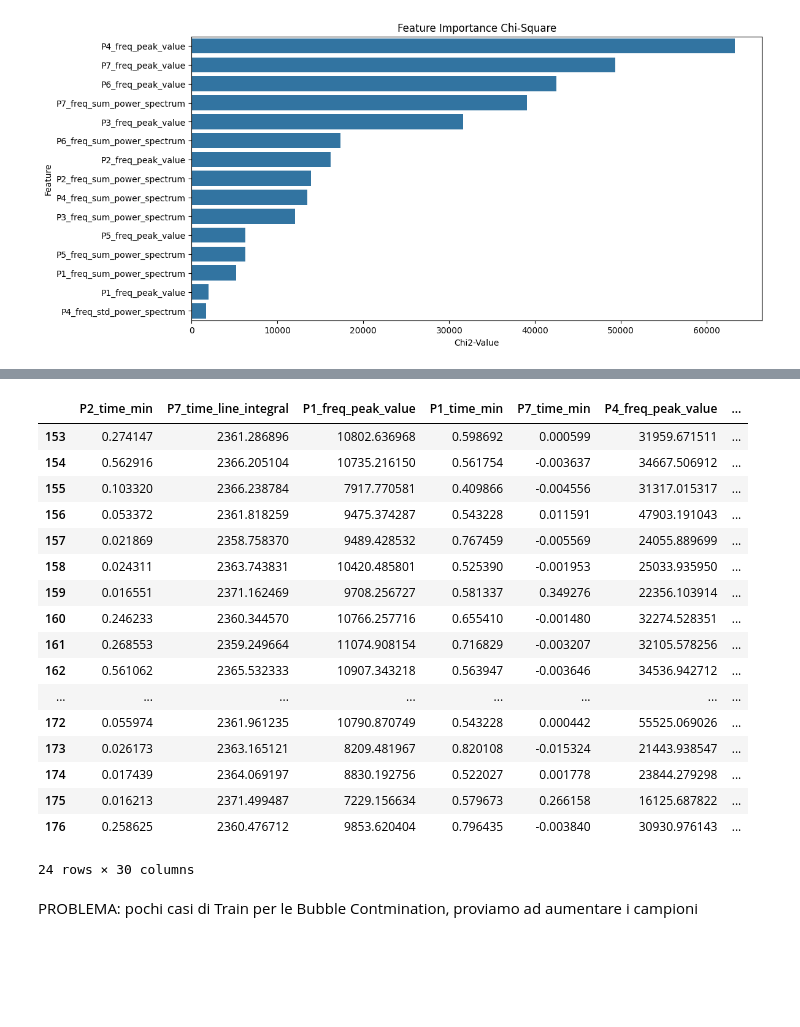
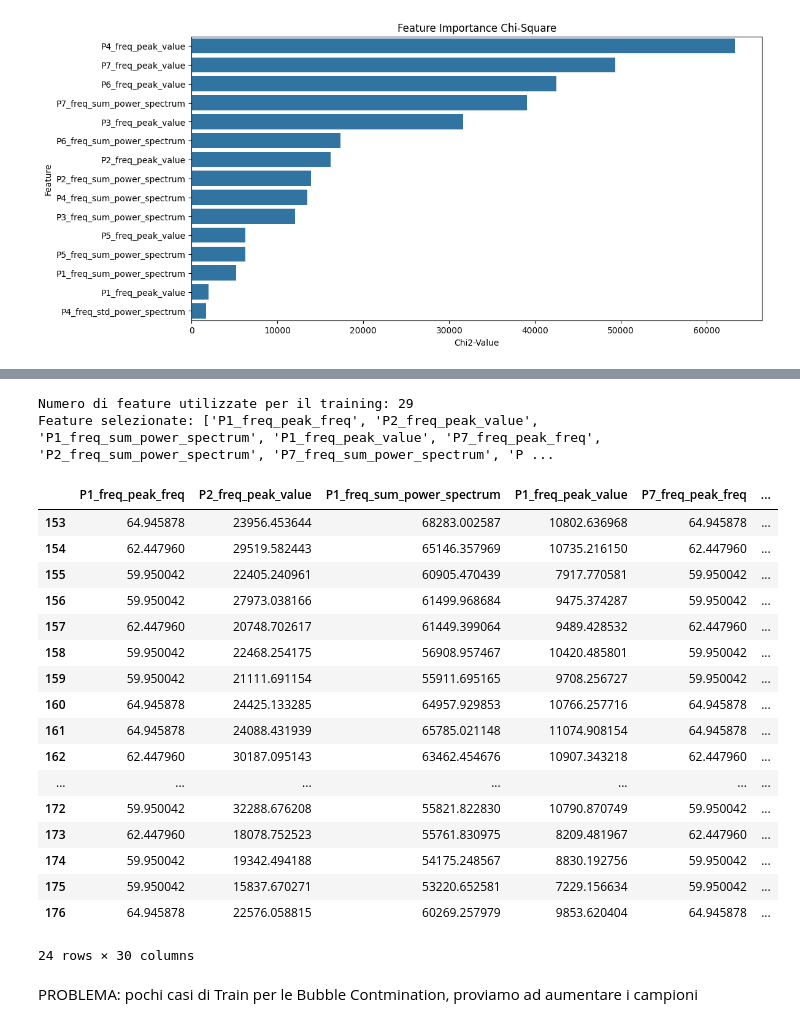
Before and after one commit to enricopierga/C2_PHM_AsiaPacific_2023, a Jupyter notebook: task3/task3.ipynb, the cells around one changed output, grey strips where cells are left out. Drawn from its saved outputs; the diff is of its cells as text; code cells hidden in the pictures; blank space fills up the shorter version.

```diff
--- a/task3/task3.ipynb
+++ b/task3/task3.ipynb
@@ -0,0 +1,9 @@
+# %%
+import os
+import pandas as pd
+
+path_dataframes = os.path.join("..", "dataset", "dataframes")
+file_path = os.path.join(path_dataframes, "train_data_labeled.pkl")
+df_train_task3_labeled= pd.read_pickle(file_path)
+
+df_train_task3_labeled
@@ -0,0 +24,26 @@
+# %%
+# Filtrare solo le righe in cui Condition è 'Anomaly'
+df_train_task3_anomaly = df_train_task3_labeled[df_train_task3_labeled['Condition'] == 'Anomaly'].copy()
+print(df_train_task3_anomaly.shape)
+
+# Dizionario per mappare i sensori sulle classi numeriche
+column_to_number = {'BP1': 1, 'BP2': 2, 'BP3': 3, 'BP4': 4, 'BP5': 5, 'BP6': 6, 'BP7': 7, 'BV1': 8}
+
+# Creazione della colonna target
+df_train_task3_anomaly['anomaly_location'] = 0
+
+# Popolamento della colonna target
+for index, row in df_train_task3_anomaly.iterrows():
+    for col in column_to_number.keys():
+        if row[col] == 'Yes':  # Se il sensore rileva un'anomalia
+            df_train_task3_anomaly.at[index, 'anomaly_location'] = column_to_number[col]
+            break  # Assegna la prima anomalia trovata e interrompi il ciclo
+
+# Suddivisione del dataset in base agli intervalli temporali (0-400 ms, 400-800 ms, 800-1200 ms)
+df_phase1 = df_train_task3_anomaly[(df_train_task3_anomaly["TIME"] >= 0) & (df_train_task3_anomaly["TIME"] < 0.4)]
+df_phase2 = df_train_task3_anomaly[(df_train_task3_anomaly["TIME"] >= 0.4) & (df_train_task3_anomaly["TIME"] < 0.8)]
+df_phase3 = df_train_task3_anomaly[(df_train_task3_anomaly["TIME"] >= 0.8) & (df_train_task3_anomaly["TIME"] <= 1.2)]
+
+# Concatenare le tre fasi per triplicare il dataset
+df_augmented_time = pd.concat([df_phase1, df_phase2, df_phase3], axis=0).reset_index(drop=True)
+print(df_augmented_time)
@@ -118,33 +189,42 @@ plt.show()
 # %%
 # Unire le feature più importanti di ANOVA e Chi2
 top_features_anova = anova_results[:15]['Feature'].tolist()
 top_features_chi2 = chi2_results[:15]['Feature'].tolist()
 
 # Creare una lista unica delle feature selezionate
 selected_features = list(set(top_features_anova + top_features_chi2))
 
+# Numero di feature utilizzate per l'addestramento
+num_features = len(selected_features)
+print(f"Numero di feature utilizzate per il training: {num_features}")
+
+# Visualizzare le feature selezionate
+print("Feature selezionate:", selected_features)
+
 # Creare il dataset con le feature selezionate
 df_selected = df_train_task3_aggregated[selected_features + ['anomaly_location']]
 df_selected
 # %% [output]
+Numero di feature utilizzate per il training: 29
+Feature selezionate: ['P1_freq_peak_freq', 'P2_freq_peak_value', 'P1_freq_sum_power_spectrum', 'P1_freq_peak_value', 'P7_freq_peak_freq', 'P2_freq_sum_power_spectrum', 'P7_freq_sum_power_spectrum', 'P ...
-|  | P2_time_min | P7_time_line_integral | P1_freq_peak_value | P1_time_min | P7_time_min | P4_freq_peak_value | ... |
-| 153 | 0.274147 | 2361.286896 | 10802.636968 | 0.598692 | 0.000599 | 31959.671511 | ... |
-| 154 | 0.562916 | 2366.205104 | 10735.216150 | 0.561754 | -0.003637 | 34667.506912 | ... |
-| 155 | 0.103320 | 2366.238784 | 7917.770581 | 0.409866 | -0.004556 | 31317.015317 | ... |
-| 156 | 0.053372 | 2361.818259 | 9475.374287 | 0.543228 | 0.011591 | 47903.191043 | ... |
-| 157 | 0.021869 | 2358.758370 | 9489.428532 | 0.767459 | -0.005569 | 24055.889699 | ... |
-| 158 | 0.024311 | 2363.743831 | 10420.485801 | 0.525390 | -0.001953 | 25033.935950 | ... |
-| 159 | 0.016551 | 2371.162469 | 9708.256727 | 0.581337 | 0.349276 | 22356.103914 | ... |
-| 160 | 0.246233 | 2360.344570 | 10766.257716 | 0.655410 | -0.001480 | 32274.528351 | ... |
-| 161 | 0.268553 | 2359.249664 | 11074.908154 | 0.716829 | -0.003207 | 32105.578256 | ... |
-| 162 | 0.561062 | 2365.532333 | 10907.343218 | 0.563947 | -0.003646 | 34536.942712 | ... |
-| ... | ... | ... | ... | ... | ... | ... | ... |
-| 172 | 0.055974 | 2361.961235 | 10790.870749 | 0.543228 | 0.000442 | 55525.069026 | ... |
-| 173 | 0.026173 | 2363.165121 | 8209.481967 | 0.820108 | -0.015324 | 21443.938547 | ... |
-| 174 | 0.017439 | 2364.069197 | 8830.192756 | 0.522027 | 0.001778 | 23844.279298 | ... |
-| 175 | 0.016213 | 2371.499487 | 7229.156634 | 0.579673 | 0.266158 | 16125.687822 | ... |
-| 176 | 0.258625 | 2360.476712 | 9853.620404 | 0.796435 | -0.003840 | 30930.976143 | ... |
+|  | P1_freq_peak_freq | P2_freq_peak_value | P1_freq_sum_power_spectrum | P1_freq_peak_value | P7_freq_peak_freq | ... |
+| 153 | 64.945878 | 23956.453644 | 68283.002587 | 10802.636968 | 64.945878 | ... |
+| 154 | 62.447960 | 29519.582443 | 65146.357969 | 10735.216150 | 62.447960 | ... |
+| 155 | 59.950042 | 22405.240961 | 60905.470439 | 7917.770581 | 59.950042 | ... |
+| 156 | 59.950042 | 27973.038166 | 61499.968684 | 9475.374287 | 59.950042 | ... |
+| 157 | 62.447960 | 20748.702617 | 61449.399064 | 9489.428532 | 62.447960 | ... |
+| 158 | 59.950042 | 22468.254175 | 56908.957467 | 10420.485801 | 59.950042 | ... |
+| 159 | 59.950042 | 21111.691154 | 55911.695165 | 9708.256727 | 59.950042 | ... |
+| 160 | 64.945878 | 24425.133285 | 64957.929853 | 10766.257716 | 64.945878 | ... |
+| 161 | 64.945878 | 24088.431939 | 65785.021148 | 11074.908154 | 64.945878 | ... |
+| 162 | 62.447960 | 30187.095143 | 63462.454676 | 10907.343218 | 62.447960 | ... |
+| ... | ... | ... | ... | ... | ... | ... |
+| 172 | 59.950042 | 32288.676208 | 55821.822830 | 10790.870749 | 59.950042 | ... |
+| 173 | 62.447960 | 18078.752523 | 55761.830975 | 8209.481967 | 62.447960 | ... |
+| 174 | 59.950042 | 19342.494188 | 54175.248567 | 8830.192756 | 59.950042 | ... |
+| 175 | 59.950042 | 15837.670271 | 53220.652581 | 7229.156634 | 59.950042 | ... |
+| 176 | 64.945878 | 22576.058815 | 60269.257979 | 9853.620404 | 64.945878 | ... |
-24 rows × 30 columns
+24 rows × 30 columns
 # %% [markdown]
 PROBLEMA: pochi casi di Train per le Bubble Contmination, proviamo ad aumentare i campioni
 # %% [markdown]
```
Also changed, not shown: parts of 17 cells of this notebook, 9 other files.
